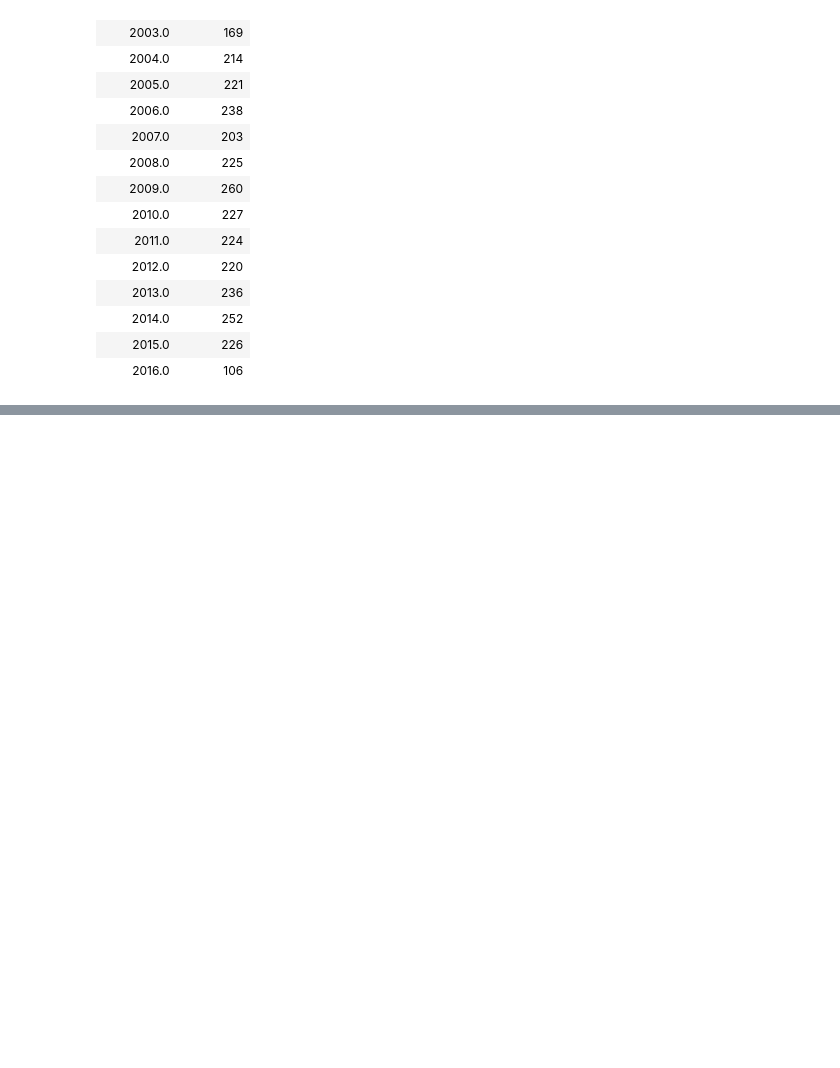
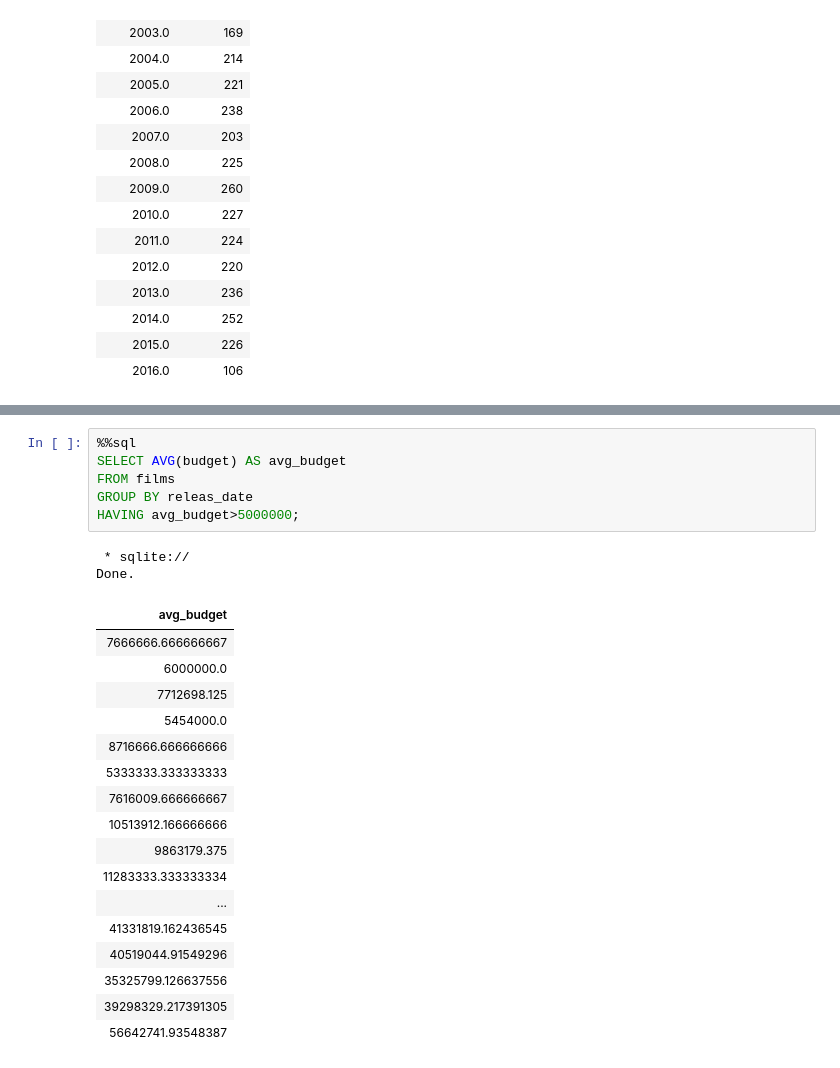
Before and after one commit to UznetDev/Data-science-home-work, a Jupyter notebook: 20_Avg_2024.ipynb, the cells around one changed output, grey strips where cells are left out. Drawn from its saved outputs; the diff is of its cells as text; blank space fills up the shorter version.

```diff
--- a/20_Avg_2024.ipynb
+++ b/20_Avg_2024.ipynb
@@ -273,0 +301,26 @@ Done.
+# %%
+%%sql
+SELECT AVG(budget) AS avg_budget
+FROM films
+GROUP BY releas_date
+HAVING avg_budget>5000000;
+# %% [output]
+ * sqlite://
+Done.
+| avg_budget |
+| 7666666.666666667 |
+| 6000000.0 |
+| 7712698.125 |
+| 5454000.0 |
+| 8716666.666666666 |
+| 5333333.333333333 |
+| 7616009.666666667 |
+| 10513912.166666666 |
+| 9863179.375 |
+| 11283333.333333334 |
+| ... |
+| 41331819.162436545 |
+| 40519044.91549296 |
+| 35325799.126637556 |
+| 39298329.217391305 |
+| 56642741.93548387 |
```
Also changed, not shown: parts of 1 cell of this notebook.
